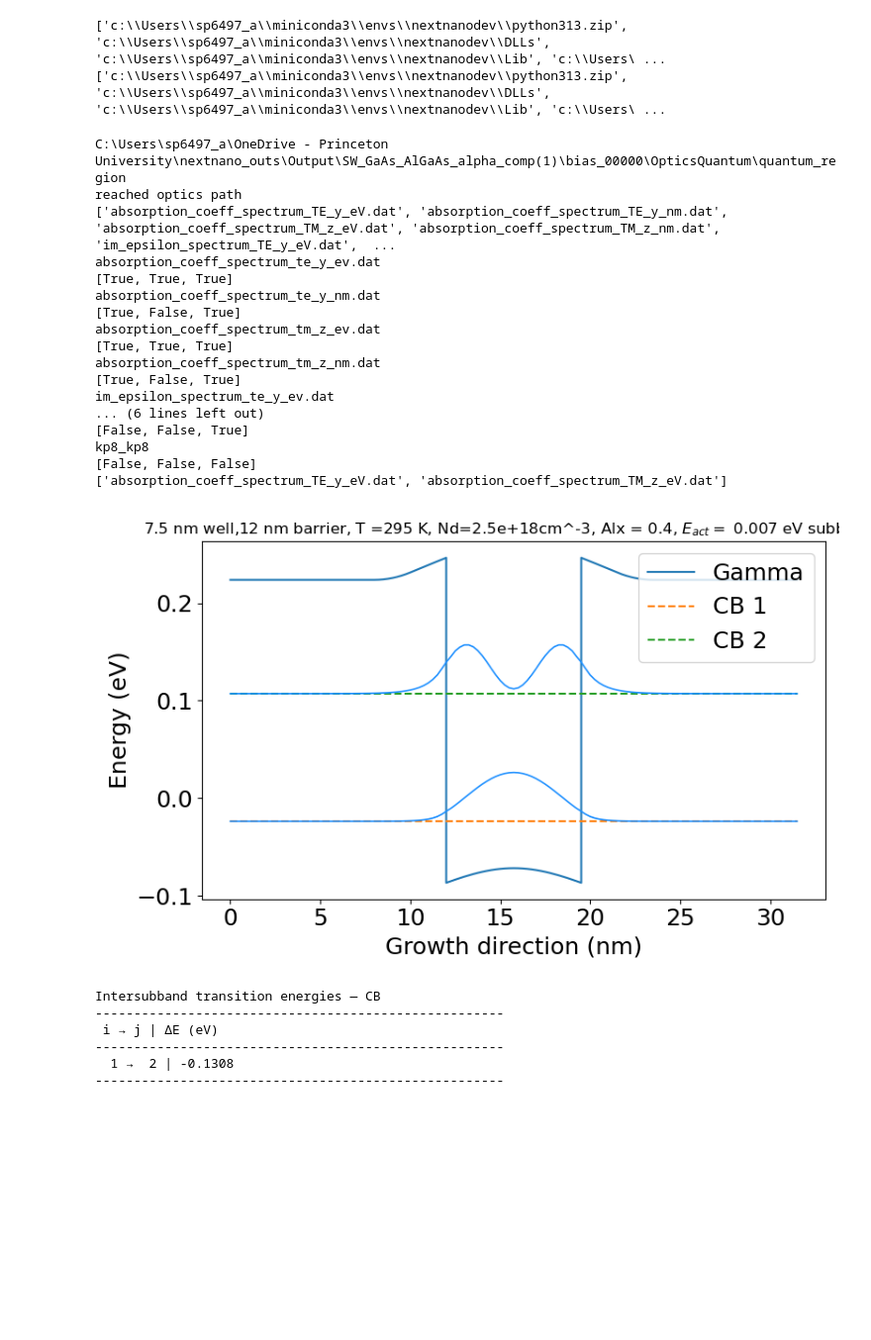
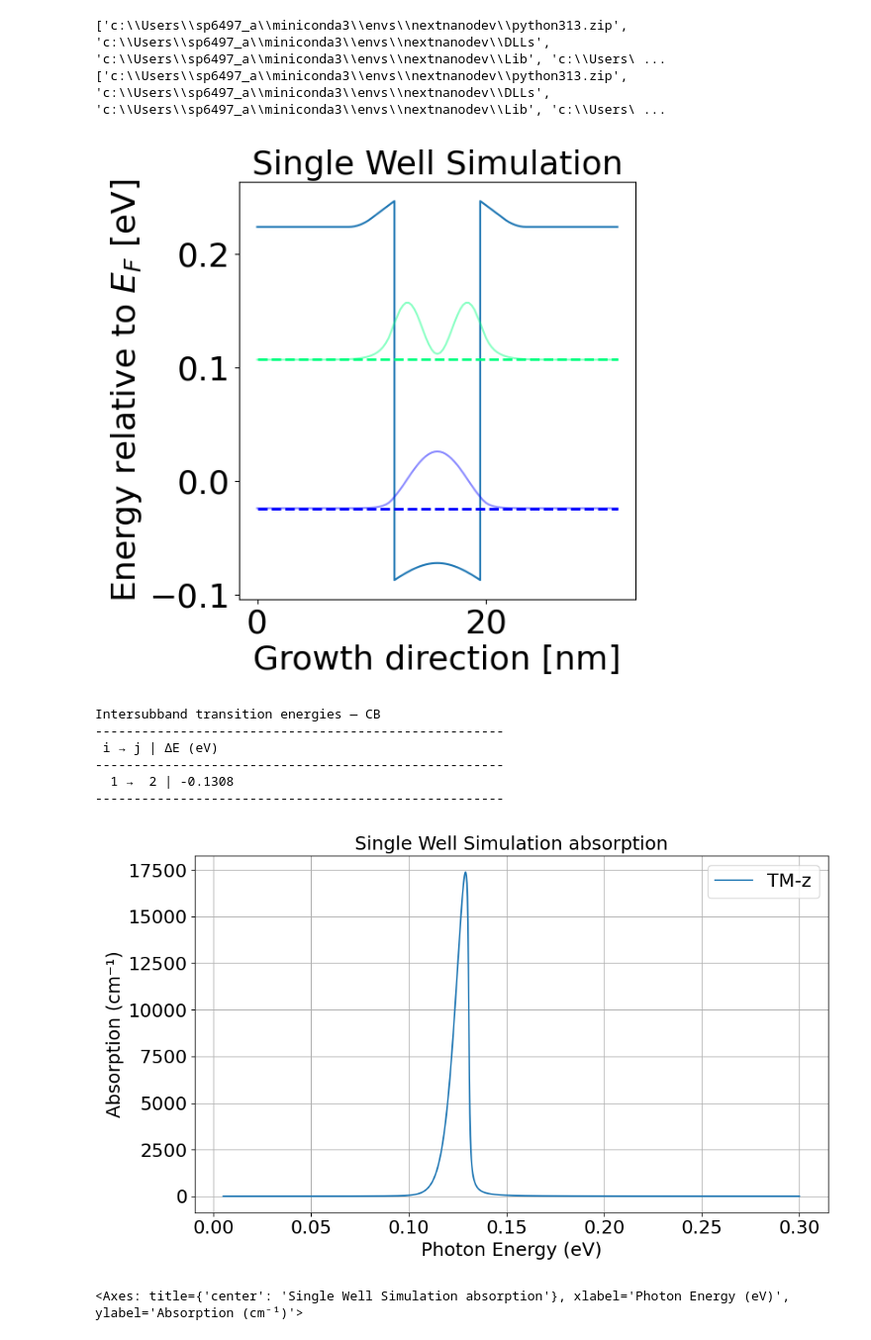
Before and after one commit to sherpsss/nextnanopy_projects, a Jupyter notebook: AlGaAsGaAsSW/SW_NeXUS26Acheck.ipynb, the cells around one changed output. Shown at 99% size. Cells and saved outputs as stored; diff of their text form; code cells hidden in the pictures; blank space fills up the shorter version.

```diff
--- a/AlGaAsGaAsSW/SW_NeXUS26Acheck.ipynb
+++ b/AlGaAsGaAsSW/SW_NeXUS26Acheck.ipynb
@@ -25,55 +25,43 @@ quantum_band_interactions = r'kp8_kp8'
 # %%
 %matplotlib widget
 # parent_dir = r'C:\Users\sp6497_a\Documents\nextnano\Output\SW_GaAsAlGaAs_absorption(1)'
 # VB_cutoff = -0.5
 # simoutidk = build_output(parent_dir,quantum_region,quantum_band,quantum_band_interactions,bias,VB_cutoff,14)
 # # simoutidk.plot_all_bands()
 # simoutidk.bands['CB'].sort_subbands(decreasing=False)
 
 # simoutidk.plot_all_bands(title_diff='Schrodinger-Poisson 7.5 nm well Al0.4Ga0.6As/GaAs')
 # simoutidk.bands['CB'].plot_band(title_diff='Schrodinger-Poisson 7.5 nm well Al0.4Ga0.6As/GaAs',normalize_y=False)
 
 parent_dir = r'C:\Users\sp6497_a\OneDrive - Princeton University\nextnano_outs\Output\SW_GaAs_AlGaAs_alpha_comp(1)'
 VB_cutoff = -1.0
-simoutidk = build_output(parent_dir,quantum_region,quantum_band,quantum_band_interactions,bias,VB_cutoff,14)
+simoutidk = build_output(parent_dir,quantum_region,bias,14,quantum_band = quantum_band, quantum_band_interactions = quantum_band_interactions, VB_cutoff=VB_cutoff,model='kp')
 simoutidk.bands['CB'].sort_subbands(decreasing=False)
 
+font_base = 26
 barrier_len = simoutidk.variables['w_barrier']
 well_len = simoutidk.variables['w_well']
 temp = simoutidk.variables['temp']
 
 dop_cc = simoutidk.variables['impurity_conc_cc']
 Al_x = simoutidk.variables['Al_alloy']
 act_E_AlaAs = simoutidk.variables['activation_E_AlAs']
 
 base_title = str(well_len) +' nm well,' + str(barrier_len) + ' nm barrier, T =' + str(temp) + ' K, Nd=' + str(dop_cc) + 'cm^-3, Alx = ' + str(Al_x) + ', $E_{act}=$ ' + str(act_E_AlaAs) + ' eV'
 # simout.bands['CB'].
-simoutidk.bands['CB'].plot_band(title_diff=base_title + ' subbands',normalize_y=False,fontsizetitle=12)
+poster_title = 'Single Well Simulation'
+fig_band,ax_band = plt.subplots(figsize=(6,6))
+simoutidk.bands['CB'].plot_band(ax=ax_band,title_diff=poster_title,normalize_y=False,fontsizetitle=font_base,show_legend=False,fontsizebase=font_base)
 simoutidk.bands['CB'].calc_intersubband_transitions()
 simoutidk.bands['CB'].display_intersubband_transitions(upward_only=True,sort_by_deltaE="descending")
-simoutidk.optical_absorption.get_spectrum('TM-z').plot(show_grid=True,diff_title=base_title + ' absorption',fontsizetitle=12)
+simoutidk.optical_absorption.get_spectrum('TM-z').plot(show_grid=True,diff_title=poster_title + ' absorption',fontsizetitle=18)
 # %% [output]
+[figure, new version]
-C:\Users\sp6497_a\OneDrive - Princeton University\nextnano_outs\Output\SW_GaAs_AlGaAs_alpha_comp(1)\bias_00000\OpticsQuantum\quantum_region
-reached optics path
-['absorption_coeff_spectrum_TE_y_eV.dat', 'absorption_coeff_spectrum_TE_y_nm.dat', 'absorption_coeff_spectrum_TM_z_eV.dat', 'absorption_coeff_spectrum_TM_z_nm.dat', 'im_epsilon_spectrum_TE_y_eV.dat',  ...
-absorption_coeff_spectrum_te_y_ev.dat
-[True, True, True]
-absorption_coeff_spectrum_te_y_nm.dat
-[True, False, True]
-absorption_coeff_spectrum_tm_z_ev.dat
-[True, True, True]
-absorption_coeff_spectrum_tm_z_nm.dat
-[True, False, True]
-im_epsilon_spectrum_te_y_ev.dat
-... (6 lines left out)
-[False, False, True]
-kp8_kp8
-[False, False, False]
-['absorption_coeff_spectrum_TE_y_eV.dat', 'absorption_coeff_spectrum_TM_z_eV.dat']
+Intersubband transition energies — CB
+-----------------------------------------------------
+ i → j | ΔE (eV)
+-----------------------------------------------------
+  1 →  2 | -0.1308
+-----------------------------------------------------
-[figure, old version]
+[figure, new version]
-Intersubband transition energies — CB
------------------------------------------------------
- i → j | ΔE (eV)
------------------------------------------------------
-  1 →  2 | -0.1308
------------------------------------------------------
+<Axes: title={'center': 'Single Well Simulation absorption'}, xlabel='Photon Energy (eV)', ylabel='Absorption (cm⁻¹)'>
```
Also changed, not shown: parts of 1 cell of this notebook, 5 other files.
